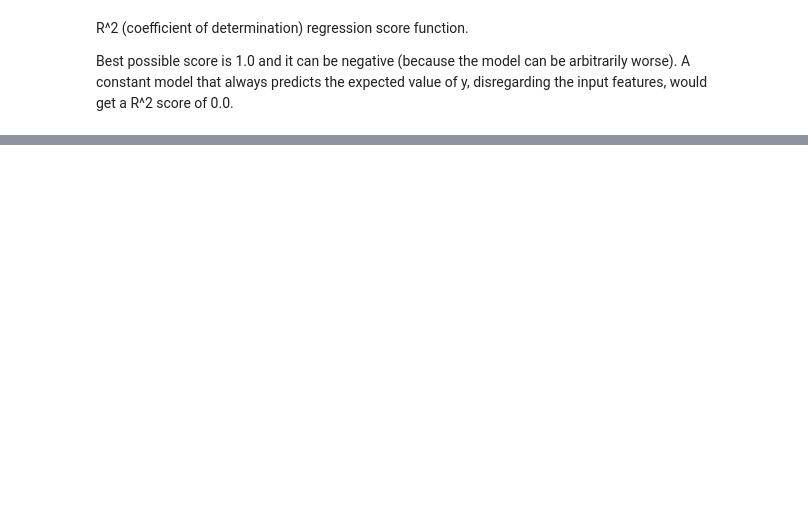
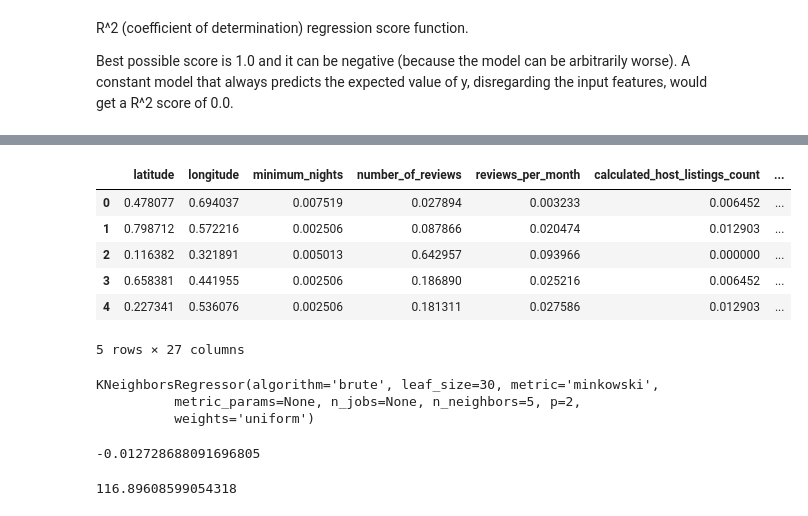
Before and after one commit to SimplifyData/Predict-Airbnb-Prices-in-Seattle, a Jupyter notebook: seattle_airbnb.ipynb, the cells around one changed output, grey strips where cells are left out. Cells and saved outputs as stored; diff of their text form; code cells hidden in the pictures; blank space fills up the shorter version.

Commit message:
Applied KNN - Low Mean Sq  Err & r^2 almost 0

```diff
--- a/seattle_airbnb.ipynb
+++ b/seattle_airbnb.ipynb
@@ -1302,0 +1341,12 @@ Best possible score is 1.0 and it can be negative (because the model can be arbi
+# %%
+features_knn = pd.get_dummies(features_knn)
+# %%
+features_knn.head()
+# %% [output]
+|  | latitude | longitude | minimum_nights | number_of_reviews | reviews_per_month | calculated_host_listings_count | ... |
+| 0 | 0.478077 | 0.694037 | 0.007519 | 0.027894 | 0.003233 | 0.006452 | ... |
+| 1 | 0.798712 | 0.572216 | 0.002506 | 0.087866 | 0.020474 | 0.012903 | ... |
+| 2 | 0.116382 | 0.321891 | 0.005013 | 0.642957 | 0.093966 | 0.000000 | ... |
+| 3 | 0.658381 | 0.441955 | 0.002506 | 0.186890 | 0.025216 | 0.006452 | ... |
+| 4 | 0.227341 | 0.536076 | 0.002506 | 0.181311 | 0.027586 | 0.012903 | ... |
+5 rows × 27 columns
@@ -1302,0 +1355,19 @@ Best possible score is 1.0 and it can be negative (because the model can be arbi
+# %%
+knn_model.fit(X_train,y_train)
+# %% [output]
+KNeighborsRegressor(algorithm='brute', leaf_size=30, metric='minkowski',
+          metric_params=None, n_jobs=None, n_neighbors=5, p=2,
+          weights='uniform')
+# %%
+knn_pred = knn_model.predict(X_test)
+knn_r2_test = r2_score(y_test, knn_pred)
+
+knn_r2_test
+# %% [output]
+-0.012728688091696805
+# %%
+knn_mean_sq_err = mean_squared_error(y_test, knn_pred)
+
+knn_mean_sq_err ** (1/2)
+# %% [output]
+116.89608599054318
```
Also changed, not shown: parts of 13 cells of this notebook.
